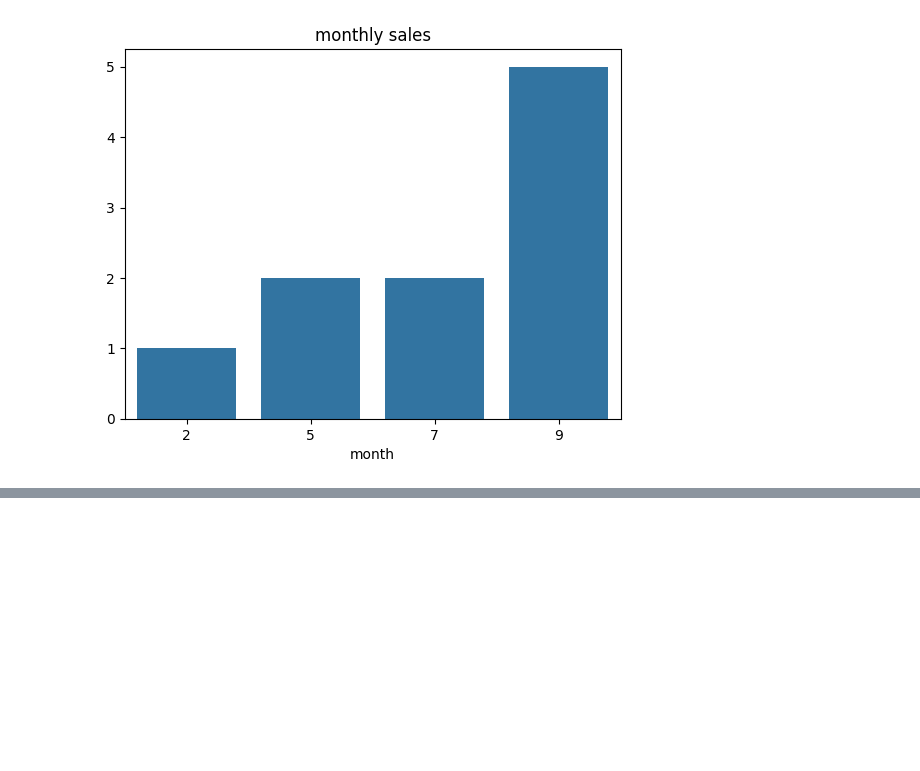
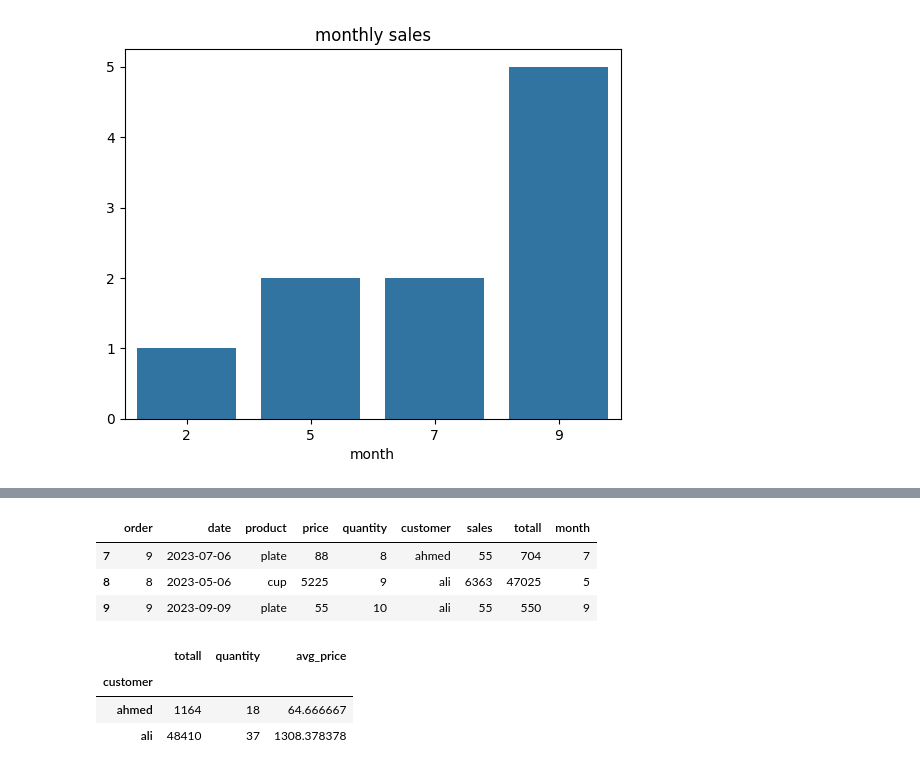
Before and after one commit to mdsamim1992hatia-cell/BMI-CAL, a Jupyter notebook: Untitled204.ipynb, the cells around one changed output, grey strips where cells are left out. Drawn from its saved outputs; the diff is of its cells as text; code cells hidden in the pictures; blank space fills up the shorter version.

```diff
--- a/Untitled204.ipynb
+++ b/Untitled204.ipynb
@@ -396,0 +489,20 @@ plt.show()
+# %%
+high_value_orders=df[df['totall']>500]
+high_value_orders
+# %% [output]
+|  | order | date | product | price | quantity | customer | sales | totall | month |
+| 7 | 9 | 2023-07-06 | plate | 88 | 8 | ahmed | 55 | 704 | 7 |
+| 8 | 8 | 2023-05-06 | cup | 5225 | 9 | ali | 6363 | 47025 | 5 |
+| 9 | 9 | 2023-09-09 | plate | 55 | 10 | ali | 55 | 550 | 9 |
+# %%
+comparison=df.groupby('customer').agg({
+    'totall':'sum',
+    'quantity':'sum'
+})
+comparison['avg_price']=comparison['totall']/comparison['quantity']
+comparison
+# %% [output]
+|  | totall | quantity | avg_price |
+| customer |  |  |  |
+| ahmed | 1164 | 18 | 64.666667 |
+| ali | 48410 | 37 | 1308.378378 |
```
Also changed, not shown: parts of 9 cells of this notebook.
